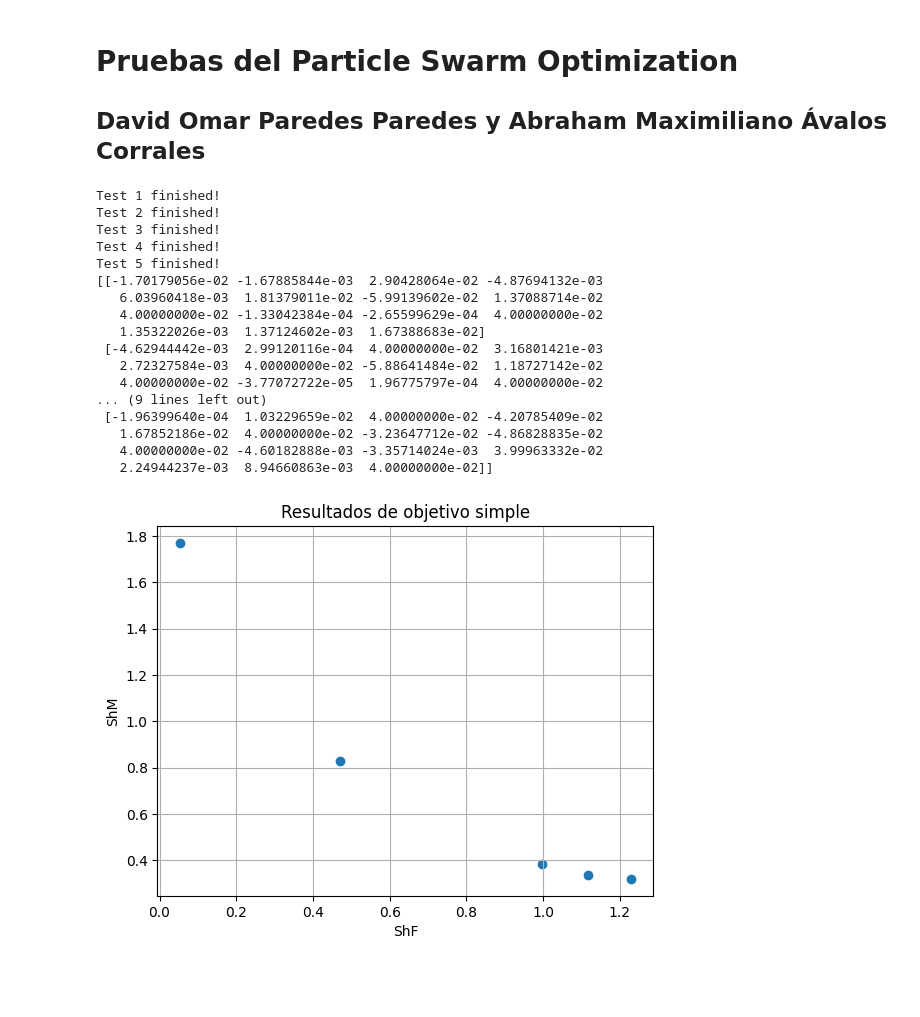
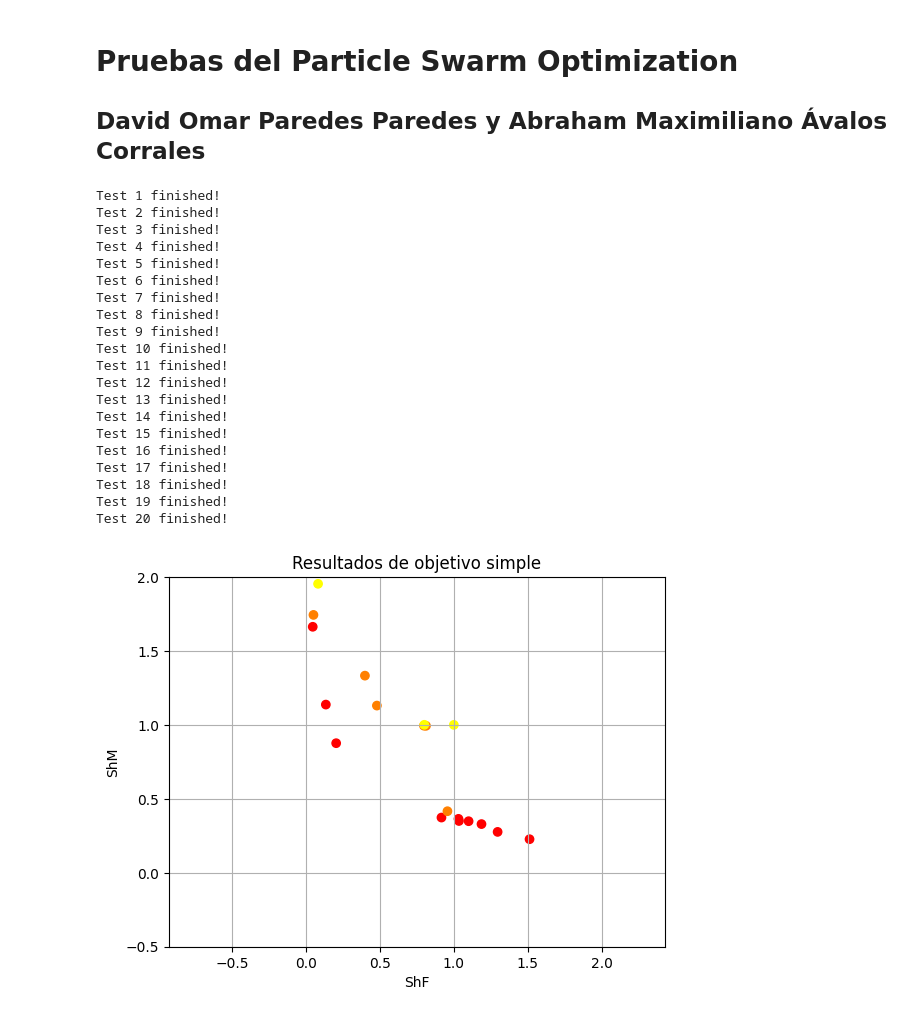
Before and after one commit to DavidParedes2021/Optimization, a Jupyter notebook: 10 - Particle Swarm Optimization/PSOTest.ipynb, the cells around one changed output. Drawn from its saved outputs; the diff is of its cells as text; code cells hidden in the pictures; blank space fills up the shorter version.

```diff
--- a/10 - Particle Swarm Optimization/PSOTest.ipynb
+++ b/10 - Particle Swarm Optimization/PSOTest.ipynb
@@ -23,7 +24,7 @@ bounds = np.array(
 	]
 )
 # %%
-N_TESTS = 5
+N_TESTS = 20
 
 best = np.zeros((N_TESTS, 15))
 
@@ -32,53 +33,60 @@ for i, alpha in enumerate(np.arange(0.0, 1.0, 1.0/N_TESTS)):
 		single_objective_func,
 		bounds,
 		function_args=(alpha,),
-		pop_size=45, max_it=80,
+		pop_size=45, max_it=80, max_rep=10,
 		min_vel=0.001, max_vel=0.02
 	)
 	print(f'Test {i+1}', end=' ')
 	best[i] = pso.optimize()
 	print('finished!')
-print(best[:5])
+# print(best[:3])
 # %% [output]
 Test 1 finished!
 Test 2 finished!
 Test 3 finished!
 Test 4 finished!
 Test 5 finished!
-[[-1.70179056e-02 -1.67885844e-03  2.90428064e-02 -4.87694132e-03
-   6.03960418e-03  1.81379011e-02 -5.99139602e-02  1.37088714e-02
-   4.00000000e-02 -1.33042384e-04 -2.65599629e-04  4.00000000e-02
-   1.35322026e-03  1.37124602e-03  1.67388683e-02]
- [-4.62944442e-03  2.99120116e-04  4.00000000e-02  3.16801421e-03
-   2.72327584e-03  4.00000000e-02 -5.88641484e-02  1.18727142e-02
-   4.00000000e-02 -3.77072722e-05  1.96775797e-04  4.00000000e-02
-... (9 lines left out)
- [-1.96399640e-04  1.03229659e-02  4.00000000e-02 -4.20785409e-02
-   1.67852186e-02  4.00000000e-02 -3.23647712e-02 -4.86828835e-02
-   4.00000000e-02 -4.60182888e-03 -3.35714024e-03  3.99963332e-02
-   2.24944237e-03  8.94660863e-03  4.00000000e-02]]
+Test 6 finished!
+Test 7 finished!
+Test 8 finished!
+Test 9 finished!
+Test 10 finished!
+Test 11 finished!
+Test 12 finished!
+Test 13 finished!
+Test 14 finished!
+Test 15 finished!
+Test 16 finished!
+Test 17 finished!
+Test 18 finished!
+Test 19 finished!
+Test 20 finished!
 # %%
 X = np.zeros((N_TESTS))
 Y = np.zeros((N_TESTS))
 
 for i in range(N_TESTS):
 	X[i] = ShF(best[i])
 	Y[i] = ShM(best[i])
 
+lev = nsga2.NSGA2(np.column_stack([X, Y]))
+
 fig = plt.figure()
 ax  = fig.add_subplot(1, 1, 1)
 
 plt.title('Resultados de objetivo simple')
-# plt.axis('equal')
+plt.axis('equal')
 plt.xlabel('ShF')
 plt.ylabel('ShM')
 
-plt.scatter(X, Y)
+plt.scatter(X, Y, c=lev, cmap='autumn')
 
 plt.grid(True)
+plt.xlim([-0.5, 2.0])
+plt.ylim([-0.5, 2.0])
 plt.show()
 # %% [output]
-[figure, old version]
+[figure, new version]
 # %%
 pso_ntar = ps.MultiObjectiveParticleSwarmOptimization(
 	[ShF, ShM], bounds, [(), ()],
```
Also changed, not shown: parts of 3 cells of this notebook, 1 other file.
